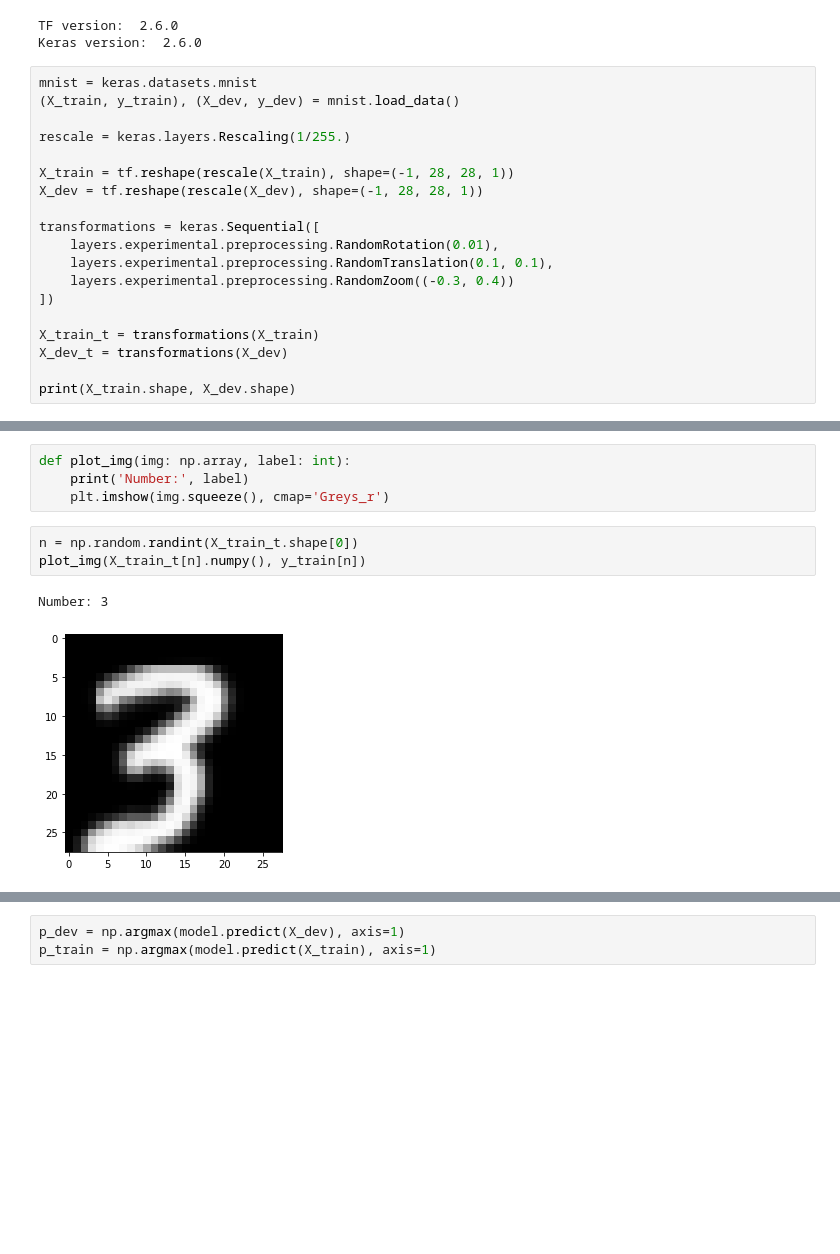
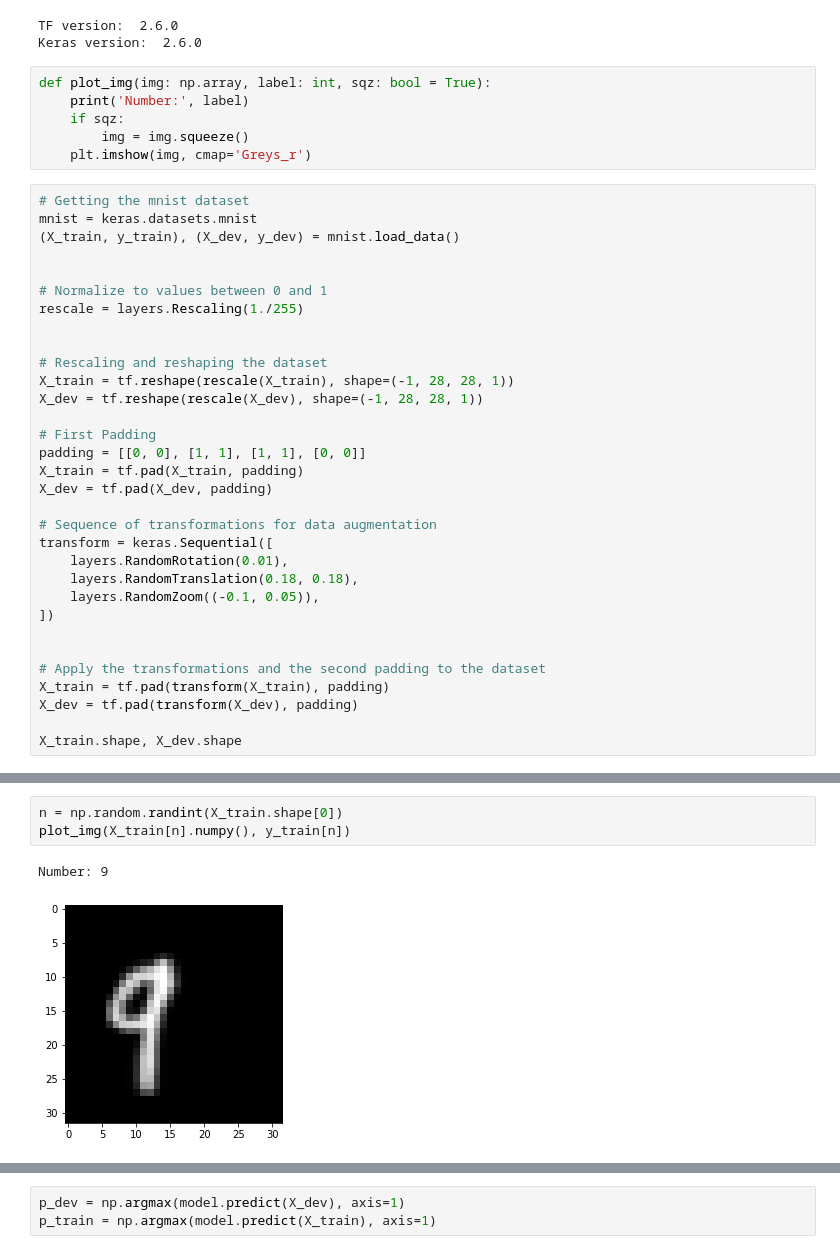
Before and after one commit to anaximeno/Which-Digit, a Jupyter notebook: training_the_model.ipynb, the cells around one changed output, grey strips where cells are left out. Cells and saved outputs as stored; diff of their text form; blank space fills up the shorter version.

Commit message:
Training Digit Model V5

```diff
--- a/training_the_model.ipynb
+++ b/training_the_model.ipynb
@@ -13,23 +13,42 @@ print("Keras version: ", keras.__version__)
 # %% [output]
 TF version:  2.6.0
 Keras version:  2.6.0
+# %%
+def plot_img(img: np.array, label: int, sqz: bool = True):
+    print('Number:', label)
+    if sqz:
+        img = img.squeeze()
+    plt.imshow(img, cmap='Greys_r')
 # %%
+# Getting the mnist dataset
 mnist = keras.datasets.mnist
 (X_train, y_train), (X_dev, y_dev) = mnist.load_data()
 
-rescale = keras.layers.Rescaling(1/255.)
 
+# Normalize to values between 0 and 1
+rescale = layers.Rescaling(1./255)
+
+
+# Rescaling and reshaping the dataset
 X_train = tf.reshape(rescale(X_train), shape=(-1, 28, 28, 1))
 X_dev = tf.reshape(rescale(X_dev), shape=(-1, 28, 28, 1))
 
-transformations = keras.Sequential([
-    layers.experimental.preprocessing.RandomRotation(0.01),
-    layers.experimental.preprocessing.RandomTranslation(0.1, 0.1),
-    layers.experimental.preprocessing.RandomZoom((-0.3, 0.4))
+# First Padding
+padding = [[0, 0], [1, 1], [1, 1], [0, 0]]
+X_train = tf.pad(X_train, padding)
+X_dev = tf.pad(X_dev, padding)
+
+# Sequence of transformations for data augmentation
+transform = keras.Sequential([
+    layers.RandomRotation(0.01),
+    layers.RandomTranslation(0.18, 0.18),
+    layers.RandomZoom((-0.1, 0.05)),
 ])
 
-X_train_t = transformations(X_train)
-X_dev_t = transformations(X_dev)
 
-print(X_train.shape, X_dev.shape)
+# Apply the transformations and the second padding to the dataset
+X_train = tf.pad(transform(X_train), padding)
+X_dev = tf.pad(transform(X_dev), padding)
+
+X_train.shape, X_dev.shape
 # %% [output]
@@ -40,11 +56,7 @@ Downloading data from https://storage.googleapis.com/tensorflow/tf-keras-dataset
-# %%
-def plot_img(img: np.array, label: int):
-    print('Number:', label)
-    plt.imshow(img.squeeze(), cmap='Greys_r')
 # %%
-n = np.random.randint(X_train_t.shape[0])
-plot_img(X_train_t[n].numpy(), y_train[n])
+n = np.random.randint(X_train.shape[0])
+plot_img(X_train[n].numpy(), y_train[n])
 # %% [output]
-Number: 3
+Number: 9
-[figure, old version]
+[figure, new version]
 # %%
```
Also changed, not shown: parts of 26 cells of this notebook.
